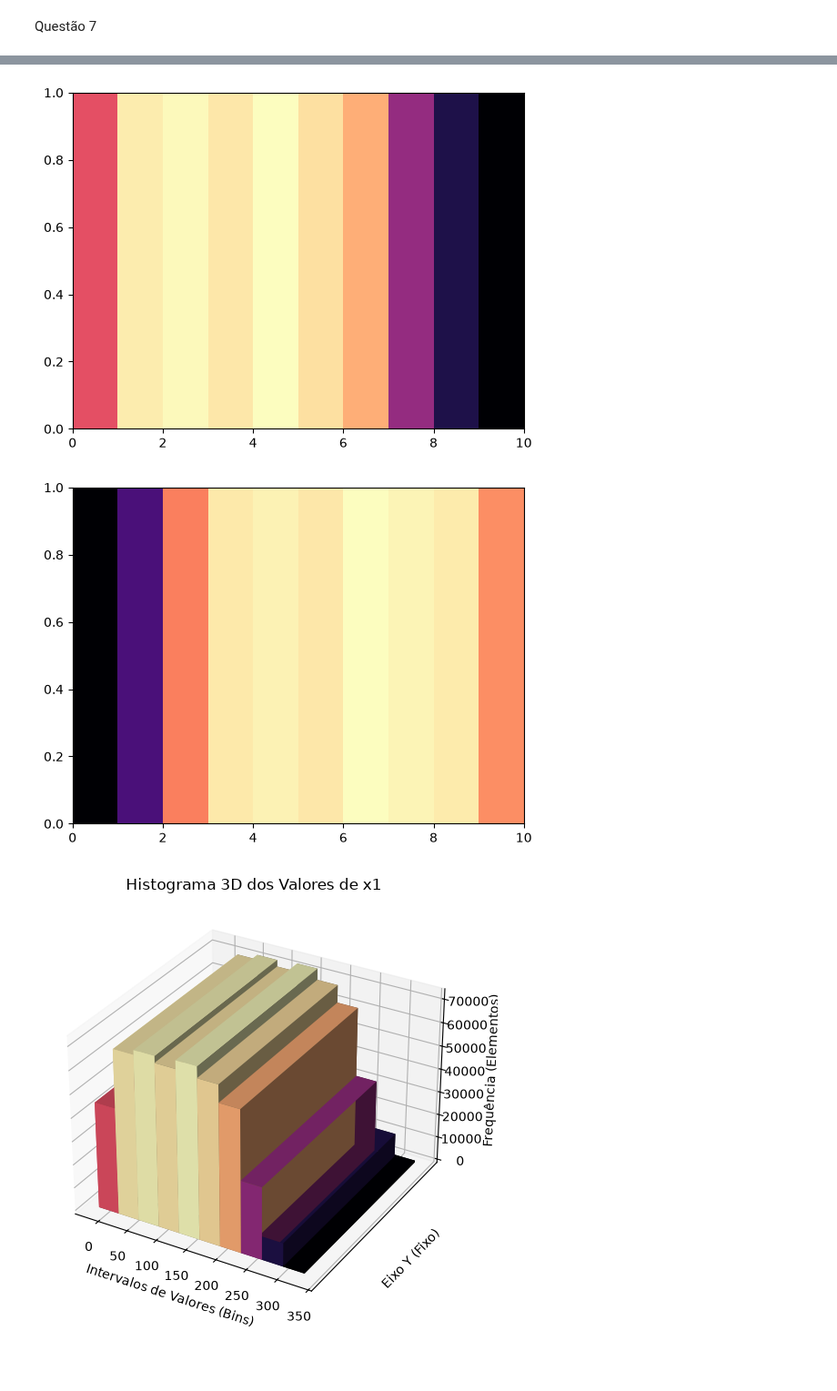
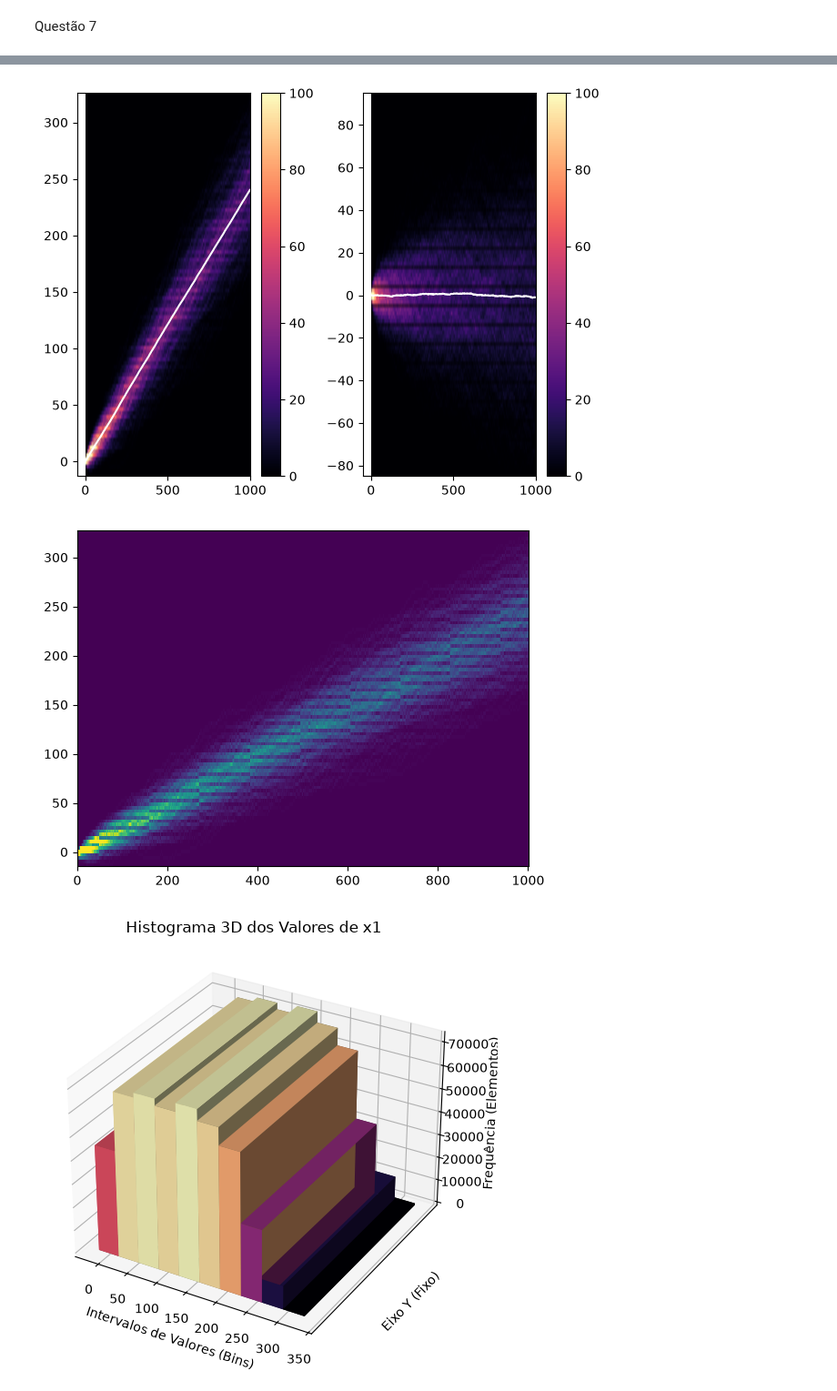
Before and after one commit to HuTiim/Fisica-Computacional-Thiago, a Jupyter notebook: Lista2.ipynb, the cells around one changed output, grey strips where cells are left out. Shown at 91% size. Drawn from its saved outputs; the diff is of its cells as text; code cells hidden in the pictures; blank space fills up the shorter version.

```diff
--- a/Lista2.ipynb
+++ b/Lista2.ipynb
@@ -148,0 +158,20 @@ plt.show()
+# %%
+num_bins = 100
+bin_edges1 = np.linspace(x1.min(), x1.max(), num_bins+1)
+bin_edges2 = np.linspace(x2.min(), x2.max(), num_bins+1)
+hist1 = np.array([np.histogram(linha, bins= bin_edges1)[0] for linha in x1])
+hist2 = np.array([np.histogram(linha, bins = bin_edges2)[0] for linha in x2])
+# %%
+plt.subplot(1,2,1)
+plt.imshow(hist1.T, aspect='auto', origin='lower', extent=[1, len(x1), x1.min(), x1.max()], vmin=0, vmax=100, cmap = 'magma')
+plt.colorbar()
+plt.plot(media1, c='white')
+
+plt.subplot(1,2,2)
+plt.imshow(hist2.T, aspect='auto', origin='lower', extent=[1, len(x2), x2.min(), x2.max()], vmin=0, vmax=100, cmap = 'magma')
+plt.colorbar()
+plt.plot(media2, c='white')
+plt.tight_layout()
+plt.show()
+# %% [output]
+[figure, added]
@@ -149,12 +182,9 @@ plt.show()
 # %%
-
-plt.pcolormesh(mapa2d, cmap = 'magma')
+plt.subplot(1,2,1)
+plt.pcolormesh(tempo, posicoes, hist1.T, shading='nearest', vmin=0, vmax=100, rasterized=True)
 plt.show()
-plt.pcolormesh(Mapa2d, cmap = 'magma')
-plt.show()
 # %% [output]
-[figure, old version]
+[figure, new version]
-[figure, removed]
 # %%
 # 2. Configura a figura e o eixo para projeção 3D
 fig = plt.figure(figsize=(10, 6))
```
Also changed, not shown: parts of 11 cells of this notebook, 1 other file.
